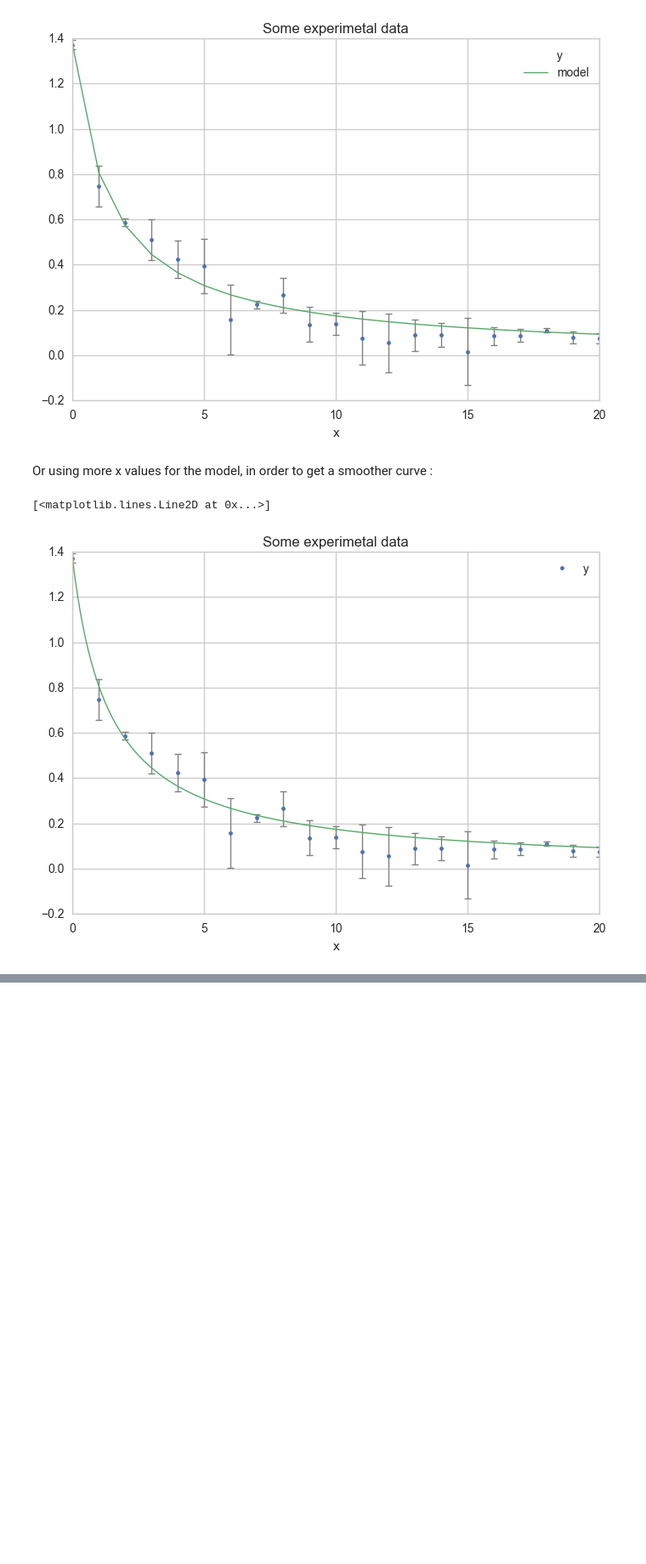
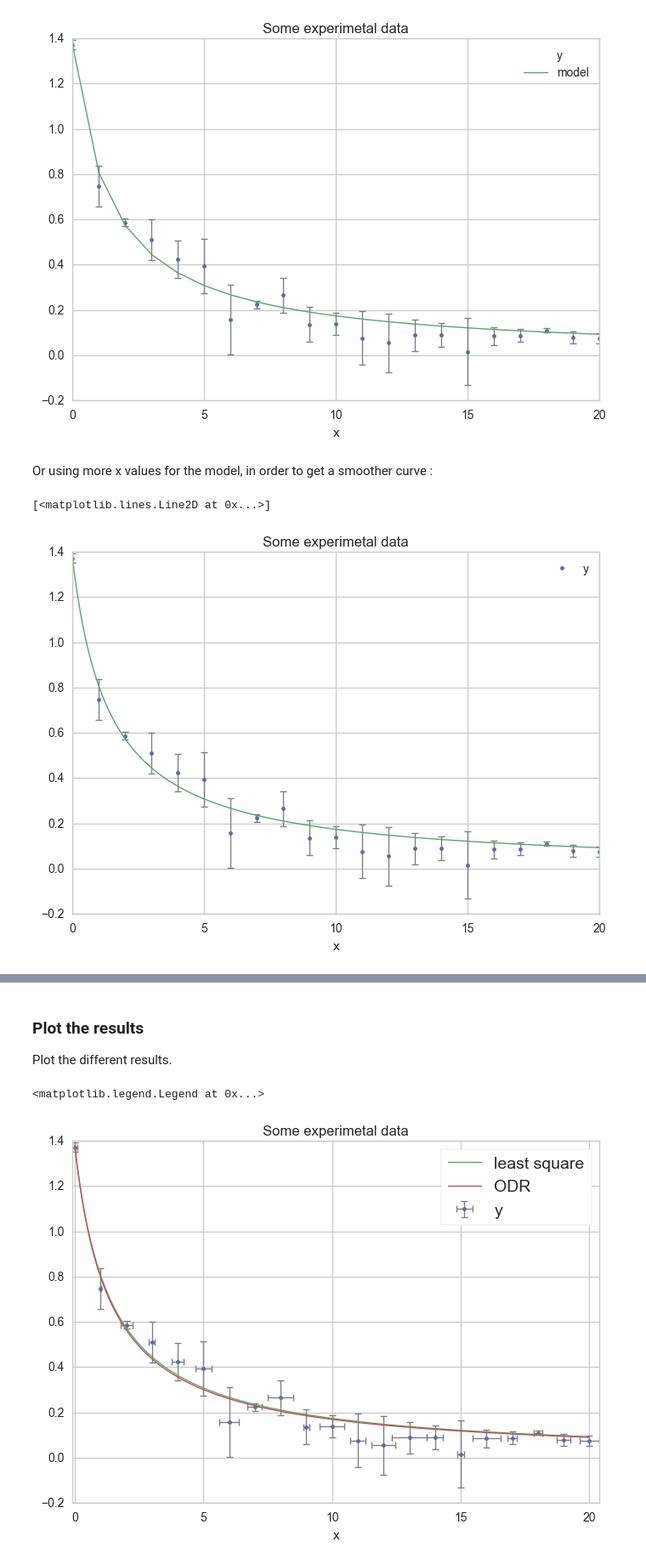
Before and after one commit to gVallverdu/cookbook, a Jupyter notebook: curve_fit.ipynb, the cells around one changed output, grey strips where cells are left out. Shown: that part at 85% size. Drawn from its saved outputs; the diff is of its cells as text; code cells hidden in the pictures; blank space fills up the shorter version.

```diff
--- a/curve_fit.ipynb
+++ b/curve_fit.ipynb
@@ -179,0 +298,32 @@ ax.plot(x, model(x, a_opt, c_opt), linewidth=1)
+# %%
+odr = ODR(data, model, [3, -2])
+odr.set_job(fit_type=0)
+odr_output = odr.run()
+print("Iteration 1:")
+print("------------")
+print("   stop reason:", odr_output.stopreason)
+print("        params:", odr_output.beta)
+print("          info:", odr_output.info)
+print("       sd_beta:", odr_output.sd_beta)
+print("sqrt(diag(cov):", np.sqrt(np.diag(odr_output.cov_beta)))
+
+# if convergence is not reached, run again the algorithm
+if odr_output.info != 1:
+    print("\nRestart ODR till convergence is reached")
+    i = 1
+    while odr_output.info != 1 and i < 100:
+        print("restart", i)
+        odr_output = odr.restart()
+        i += 1
+    print("   stop reason:", odr_output.stopreason)
+    print("        params:", odr_output.beta)
+    print("          info:", odr_output.info)
+    print("       sd_beta:", odr_output.sd_beta)
+    print("sqrt(diag(cov):", np.sqrt(np.diag(odr_output.cov_beta)))
+
+# Print the results and compare to least square
+a_odr, c_odr = odr_output.beta
+print("\n        ODR(lsq)    curve_fit     True ODR")
+print("--------------------------------------------")
+print("a = %12.7f %12.7f %12.7f" % (a_lsq, a_opt, a_odr))
+print("c = %12.7f %12.7f %12.7f" % (c_lsq, c_opt, c_odr))
@@ -179,0 +343,19 @@ ax.plot(x, model(x, a_opt, c_opt), linewidth=1)
+# %% [markdown]
+### Plot the results
+
+Plot the different results.
+# %%
+x = np.linspace(0, 20, 200)
+ax = df.plot(
+    x="x", y="y",
+    kind="line", yerr="Dy", xerr="Dx",
+    title="Some experimetal data",
+    linestyle="", marker=".",
+    capthick=1, ecolor="gray", linewidth=1
+)
+ax.plot(x, f_model(x, a_lsq, c_lsq), linewidth=1, label="least square")
+ax.plot(x, f_model(x, a_odr, c_odr), linewidth=1, label="ODR")
+ax.legend(fontsize=14, frameon=True)
+# %% [output]
+<matplotlib.legend.Legend at 0x...>
+[figure, added]
```
Also changed, not shown: parts of 24 cells of this notebook, 1 other file.
